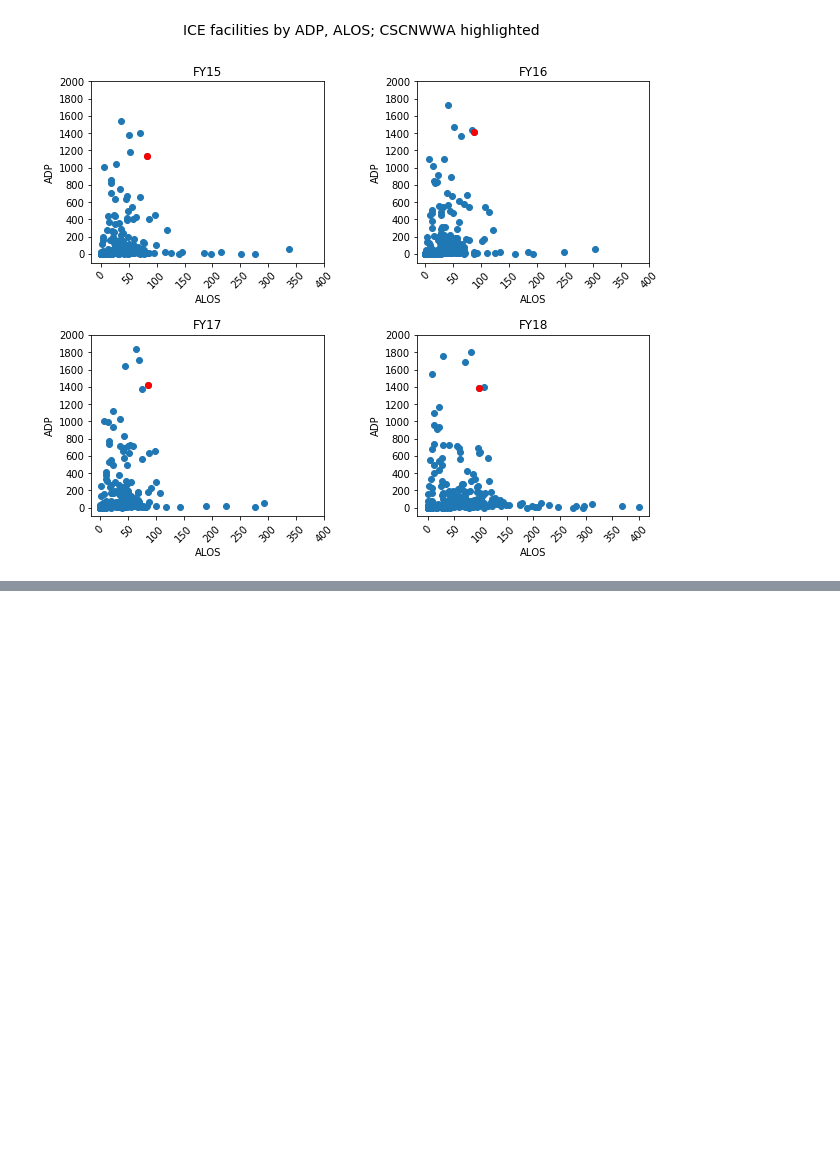
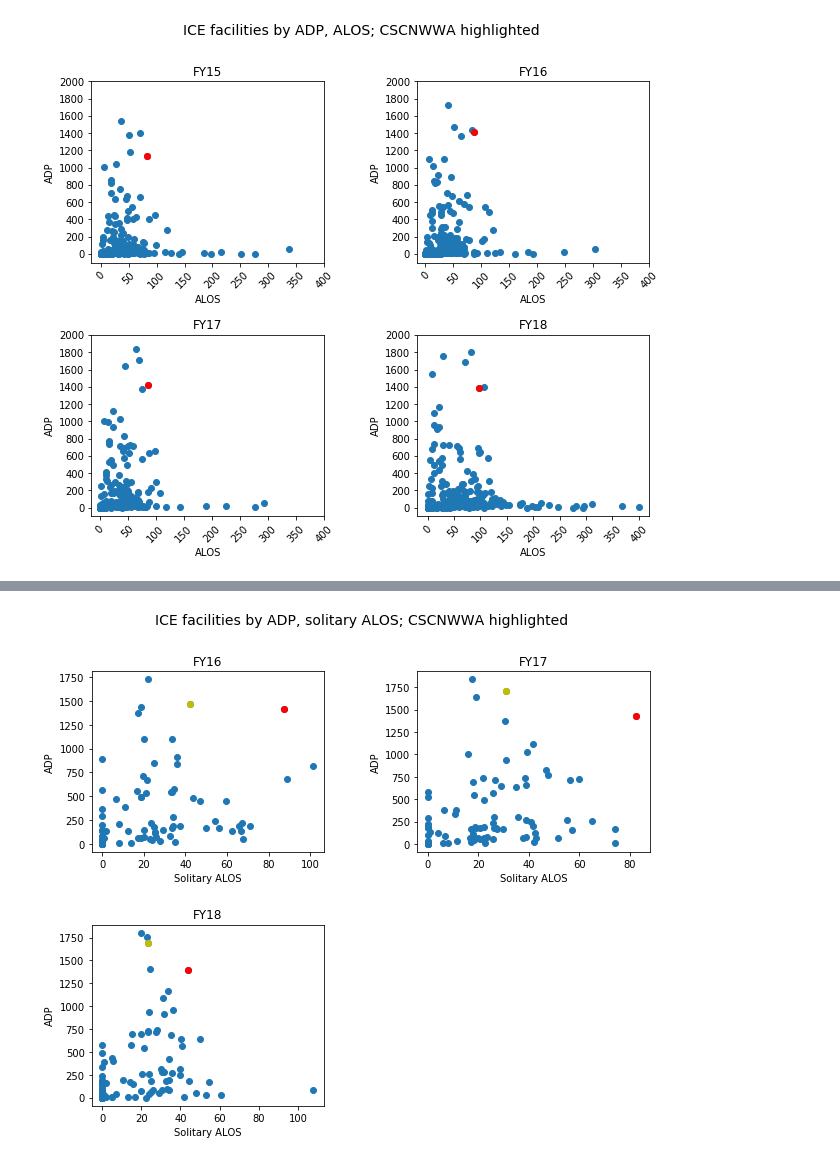
Before and after one commit to UWCHR/ice-facilities, a Jupyter notebook: analyze/note/facil_alos_hist.ipynb, the cells around one changed output, grey strips where cells are left out. Drawn from its saved outputs; the diff is of its cells as text; code cells hidden in the pictures; blank space fills up the shorter version.

```diff
--- a/analyze/note/facil_alos_hist.ipynb
+++ b/analyze/note/facil_alos_hist.ipynb
@@ -201,0 +217,2 @@ plt.show;
+# %%
+data = data.loc[sol_index]
@@ -202 +226,6 @@ plt.show;
+# %%
+fys = [
+       'FY16',
+       'FY17',
+       'FY18']
 # %%
@@ -222,0 +246,5 @@ data
+# %%
+data.loc[:,sol_cols] = data.loc[:,sol_cols].fillna(0)
+# %%
+data.loc[:,adp] = data.loc[:,adp].fillna(0)
+data.loc[:,alos] = data.loc[:,alos].fillna(0)
@@ -222,0 +273,25 @@ data
+# %%
+fig = plt.figure(figsize=(10,8))
+i = 0
+for fy in fys:
+    x = f'{fy} solitary ALOS'
+    y = f'{fy} ADP'
+    ax=plt.subplot(2,2,i+1)
+    i = i+1
+
+    plt.scatter(x=x, y=y, data=data)
+    plt.scatter(x=x, y=y, c='r', data=data.loc[target_facil])
+    plt.scatter(x=x, y=y, c='y', data=data.loc[target_facil_2])
+
+    plt.xlabel('Solitary ALOS')
+#     plt.xticks(np.arange(0, 126, step=25), rotation=45)
+    plt.ylabel('ADP')
+#     plt.yticks(np.arange(0, 2001, step=200))
+#     plt.ylim(-100, 2000)
+    plt.title(f'{fy}')
+
+plt.suptitle(f'ICE facilities by ADP, solitary ALOS; {target_facil} highlighted', fontsize=14)
+plt.subplots_adjust(wspace=.4, hspace=.4)
+plt.show;
+# %% [output]
+[figure, added]
```
Also changed, not shown: parts of 17 cells of this notebook, 1 other file.
